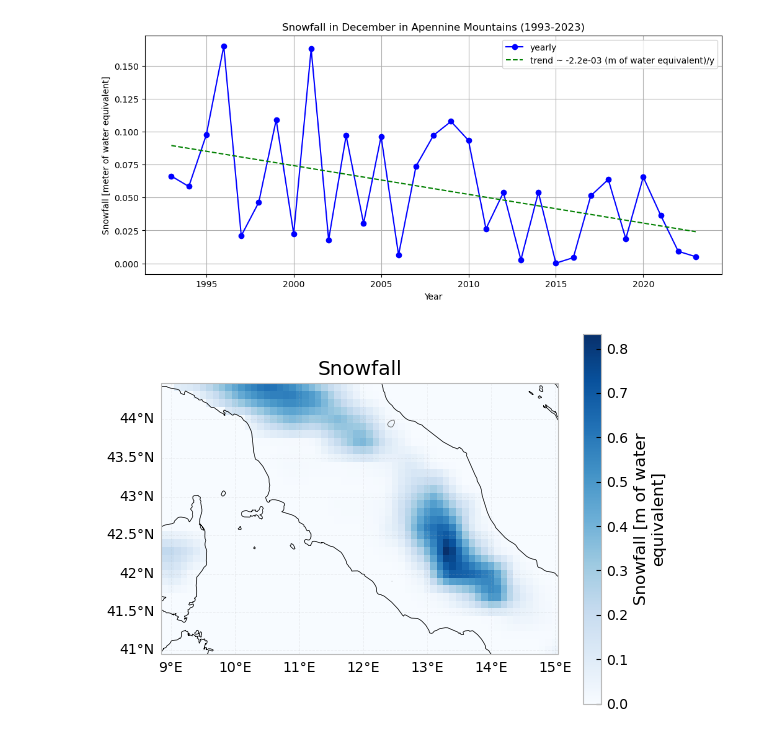
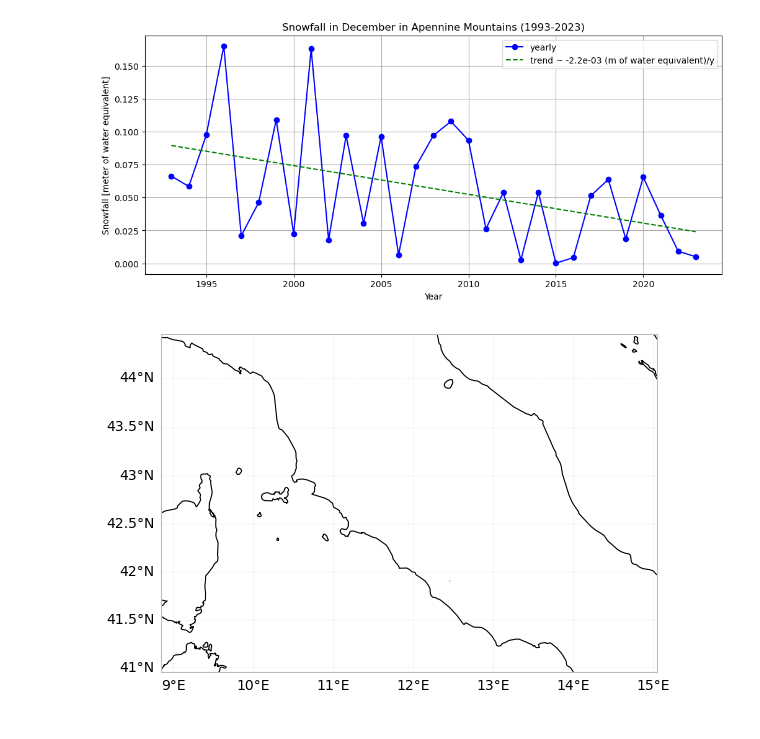
Before and after one commit to bopen/edh-notebooks, a Jupyter notebook: tutorial-snow.ipynb, the cells around one changed output. Cells and saved outputs as stored; diff of their text form; code cells hidden in the pictures.

Commit message:
graphical improvements

```diff
--- a/tutorial-snow.ipynb
+++ b/tutorial-snow.ipynb
@@ -286,21 +243,0 @@ def maps(data, vmax=VMAX, projection=PROJECTION, cmap=CMAP, axs_set=[]):
-# %%
-data = monthly_total_snow_coverage.sel(year=slice('1993'))
-
-import matplotlib.pyplot as plt
-import cartopy.feature as cfeature
-from cartopy import crs, feature
-
-plt.style.use("bmh")
-
-ax = map_plot(
-    data,
-    projection=crs.Miller(),
-    vmax=data.max().values,
-    title="Snowfall"
-);
-
-gl = ax.gridlines(draw_labels=True, alpha=0.2)
-gl.top_labels = False   # Remove top grid labels
-gl.right_labels = False # Remove right grid labels
-# %% [output]
-[figure, removed]
@@ -306,0 +294,21 @@ gl.right_labels = False # Remove right grid labels
+# %%
+data = monthly_total_snow_coverage.sel(year=slice('1993'))
+
+import matplotlib.pyplot as plt
+import cartopy.feature as cfeature
+from cartopy import crs, feature
+
+plt.style.use("bmh")
+
+ax = map_plot(
+    data,
+    projection=crs.Miller(),
+    vmax=10000,#data.max().values,
+    title=""
+);
+
+gl = ax.gridlines(draw_labels=True, alpha=0.2)
+gl.top_labels = False   # Remove top grid labels
+gl.right_labels = False # Remove right grid labels
+# %% [output]
+[figure, added]
```
Also changed, not shown: parts of 5 cells of this notebook.
